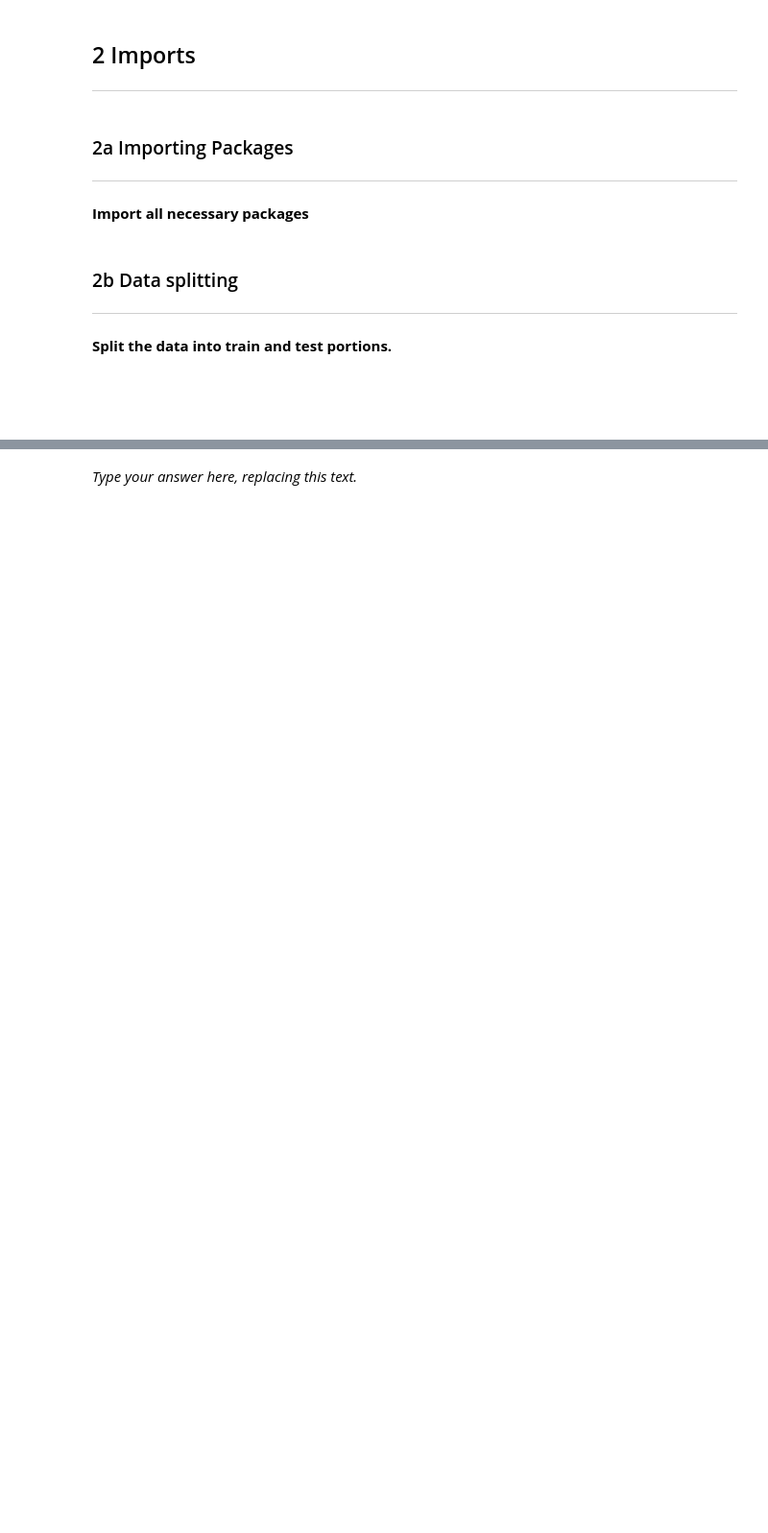
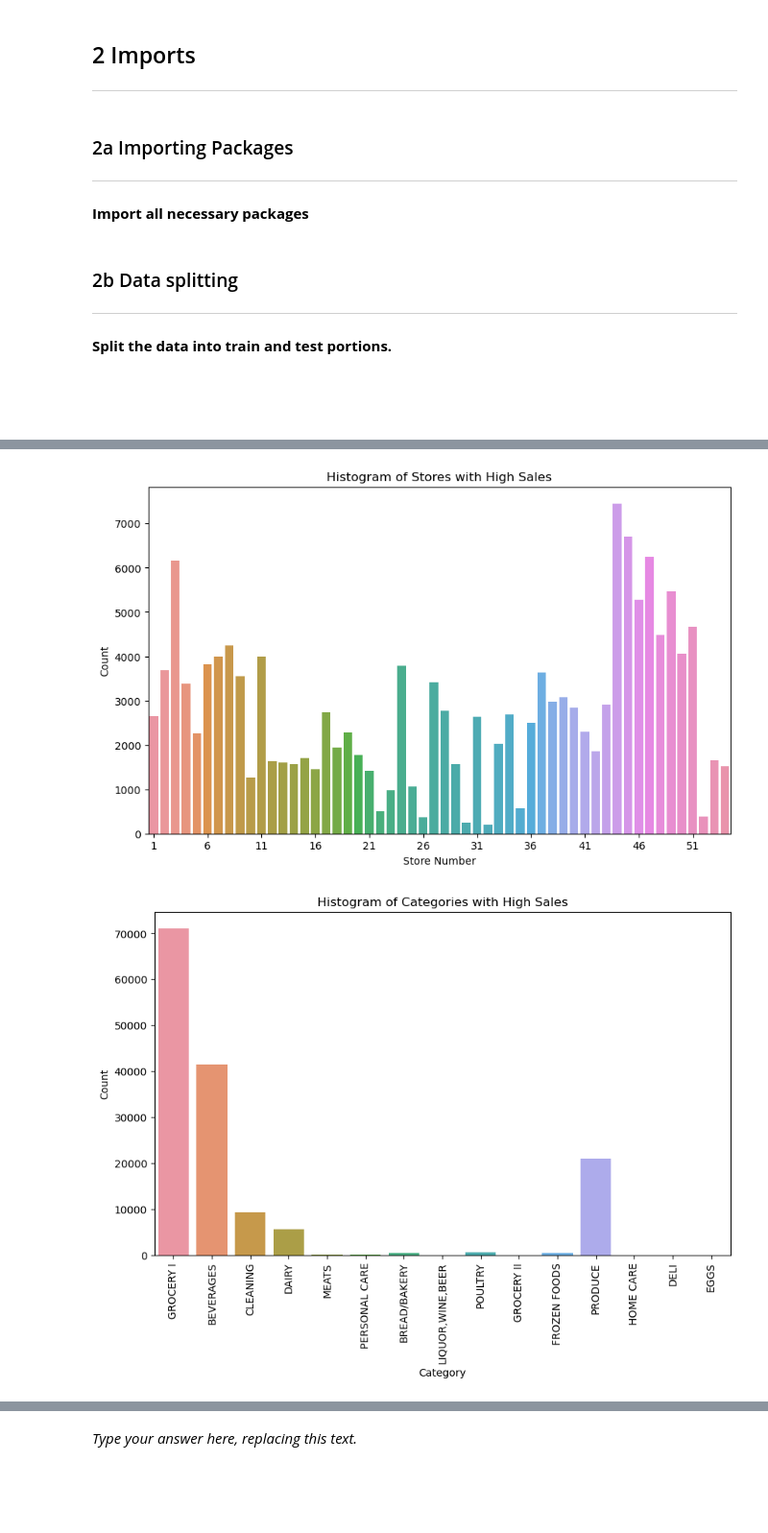
Before and after one commit to saraprettyman/Machine_Learning_Financial_Forcasting, a Jupyter notebook: project_submission.ipynb, the cells around one changed output, grey strips where cells are left out. Shown at 96% size. Saved outputs shown, nothing was run; the diff lists cells and outputs as text; code cells hidden in the pictures; blank space fills up the shorter version.

```diff
--- a/project_submission.ipynb
+++ b/project_submission.ipynb
@@ -80,0 +172,28 @@ test_df = pd.read_csv('data/test.csv')
+# %%
+# Identify higher sales to see if there is a pattern
+lower_bound = train_df['sales'].quantile(0.05)
+upper_bound = train_df['sales'].quantile(0.95)
+upper_outliers = train_df[train_df['sales'] > upper_bound]
+
+# Plot the histogram of sales for the upper outliers
+plt.figure(figsize=(10, 6))
+sns.countplot(x='store_nbr', data=upper_outliers)
+plt.title('Histogram of Stores with High Sales')
+plt.xlabel('Store Number')
+plt.ylabel('Count')
+locs, labels = plt.xticks()
+plt.xticks(locs[0::5], labels[0::5])
+plt.show()
+
+# Plot the histogram of sales for the upper outliers
+plt.figure(figsize=(10, 6))
+sns.countplot(x="family", data=upper_outliers)
+plt.title('Histogram of Categories with High Sales')
+plt.xlabel('Category')
+plt.ylabel('Count')
+plt.xticks(rotation=90)
+plt.show()
+strat_df = train_df.copy(deep=True)
+# %% [output]
+[figure, added]
+[figure, added]
```
Also changed, not shown: parts of 49 cells of this notebook.
